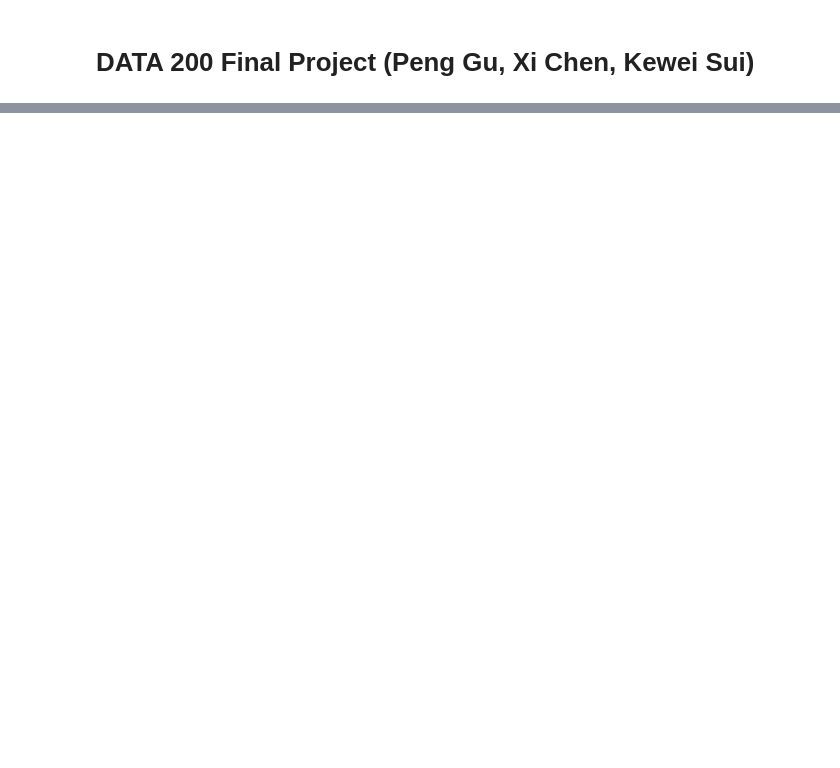
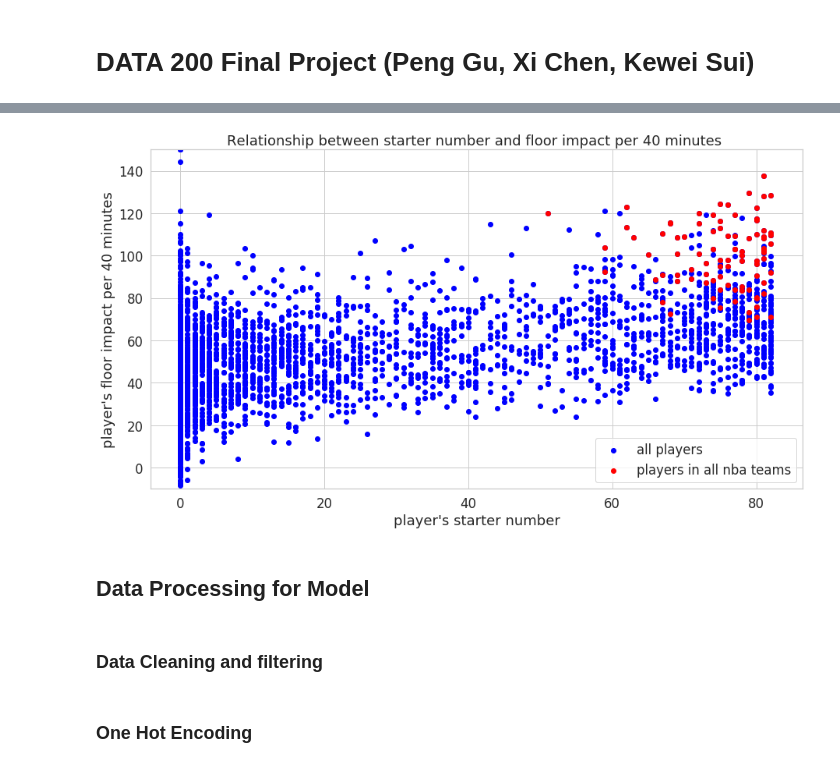
Before and after one commit to soraproducer/Data-200-Final-Project, a Jupyter notebook: final_project.ipynb, the cells around one changed output, grey strips where cells are left out. Cells and saved outputs as stored; diff of their text form; code cells hidden in the pictures; blank space fills up the shorter version.

```diff
--- a/final_project.ipynb
+++ b/final_project.ipynb
@@ -269,0 +178,30 @@ random_forest_model = ensemble.RandomForestClassifier(n_estimators=20, random_st
+# %%
+# # Merging tables to explore relationship between the number of times a player play as a starter vs. FIC score
+player_starter_bench = pd.pivot_table(data=df_player, index=['playDispNm','seasYear'],columns='playStat',values='teamAbbr',aggfunc='count')
+player_starter_bench = player_starter_bench.fillna(0).reset_index()
+
+allnba_starter_bench = player_starter_bench.merge(right=df_all_nba_team, how='inner', left_on=['playDispNm', 'seasYear'], right_on=['name','year'])
+allnba_starter_bench.drop(columns=['name', 'year'], inplace=True)
+allnba_starter_bench.sort_values(by=['seasYear', 'sub_team'], inplace=True, ascending=True)
+
+
+df_player_starter_vs_FIC40 = df_player[['playDispNm', 'playFIC40', 'seasYear']].groupby(["playDispNm", "seasYear"]).mean()
+df_player_starter_vs_FIC40 = df_player_starter_vs_FIC40.merge(player_starter_bench, on=['playDispNm', 'seasYear'], how='inner')
+
+plt.figure(figsize=(15,8))
+plt.ylim(-10, 150)
+plt.title("Relationship between starter number and floor impact per 40 minutes ")
+plt.xlabel("player's starter number")
+plt.ylabel("player's floor impact per 40 minutes")
+
+df_allnba_starter_vs_FIC40 = df_player_starter_vs_FIC40.merge(allnba_starter_bench, on=["playDispNm", "seasYear", "Bench", "Starter"])
+
+plt.scatter(df_player_starter_vs_FIC40['Starter'], df_player_starter_vs_FIC40["playFIC40"], color='blue', label="all players")
+plt.scatter(df_allnba_starter_vs_FIC40['Starter'], df_allnba_starter_vs_FIC40['playFIC40'], color='red', label="players in all nba teams")
+plt.legend();
+# %% [output]
+[figure, added]
+# %% [markdown]
+## Data Processing for Model
+# %% [markdown]
+### Data Cleaning and filtering
@@ -269,0 +227,2 @@ random_forest_model = ensemble.RandomForestClassifier(n_estimators=20, random_st
+# %% [markdown]
+### One Hot Encoding
```
Also changed, not shown: parts of 54 cells of this notebook, 5 other files.
